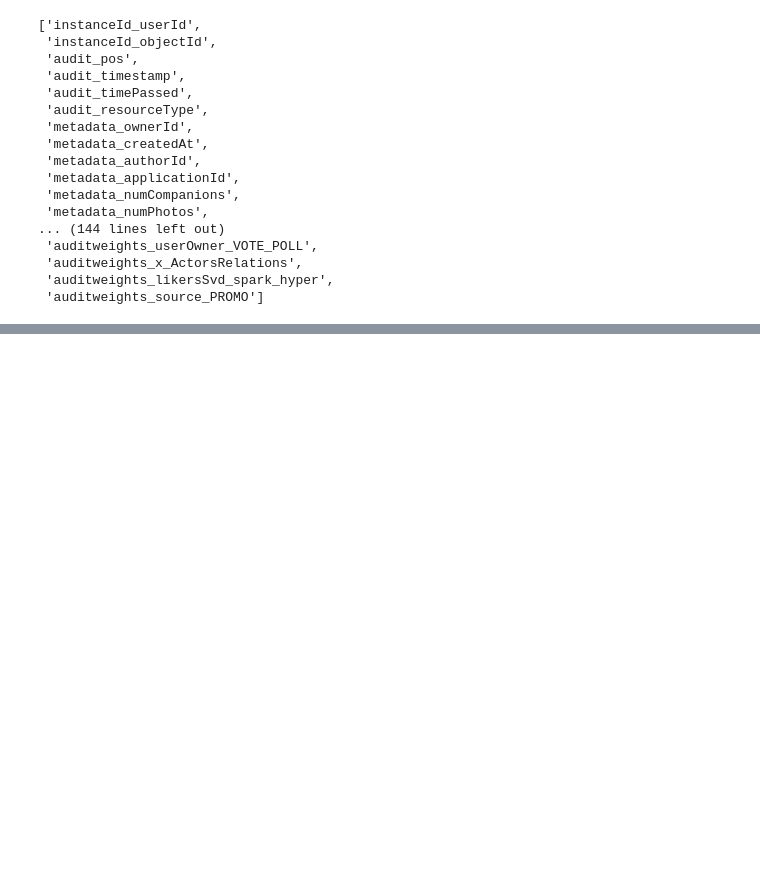
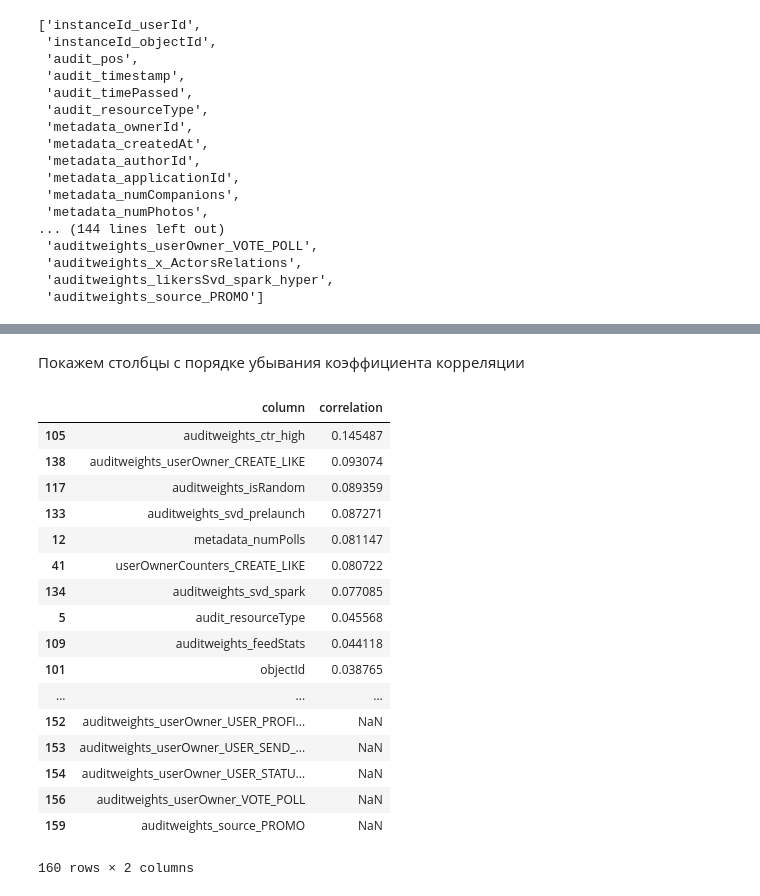
Before and after one commit to AAKvashnin/ml_bigdata_course, a Jupyter notebook: Lab02.ipynb, the cells around one changed output, grey strips where cells are left out. Saved outputs shown, nothing was run; the diff lists cells and outputs as text; code cells hidden in the pictures; blank space fills up the shorter version.

```diff
--- a/Lab02.ipynb
+++ b/Lab02.ipynb
@@ -124,2 +278,25 @@ for c in colsToCheck:
+# %% [markdown]
+Покажем столбцы с порядке убывания коэффициента корреляции
+# %%
+corrs_df.sort_values(['correlation'],ascending=False)
+# %% [output]
+|  | column | correlation |
+| 105 | auditweights_ctr_high | 0.145487 |
+| 138 | auditweights_userOwner_CREATE_LIKE | 0.093074 |
+| 117 | auditweights_isRandom | 0.089359 |
+| 133 | auditweights_svd_prelaunch | 0.087271 |
+| 12 | metadata_numPolls | 0.081147 |
+| 41 | userOwnerCounters_CREATE_LIKE | 0.080722 |
+| 134 | auditweights_svd_spark | 0.077085 |
+| 5 | audit_resourceType | 0.045568 |
+| 109 | auditweights_feedStats | 0.044118 |
+| 101 | objectId | 0.038765 |
+| ... | ... | ... |
+| 152 | auditweights_userOwner_USER_PROFI... | NaN |
+| 153 | auditweights_userOwner_USER_SEND_... | NaN |
+| 154 | auditweights_userOwner_USER_STATU... | NaN |
+| 156 | auditweights_userOwner_VOTE_POLL | NaN |
+| 159 | auditweights_source_PROMO | NaN |
+160 rows × 2 columns
 # %%
 spark.stop
```
Also changed, not shown: parts of 19 cells of this notebook.
